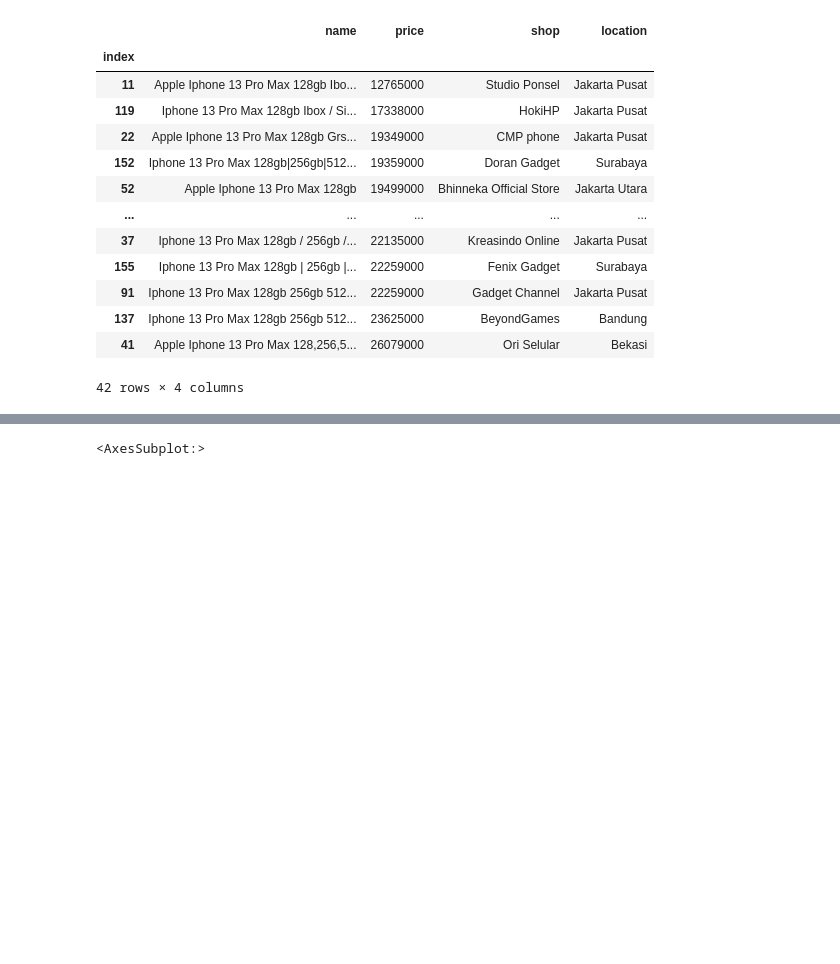
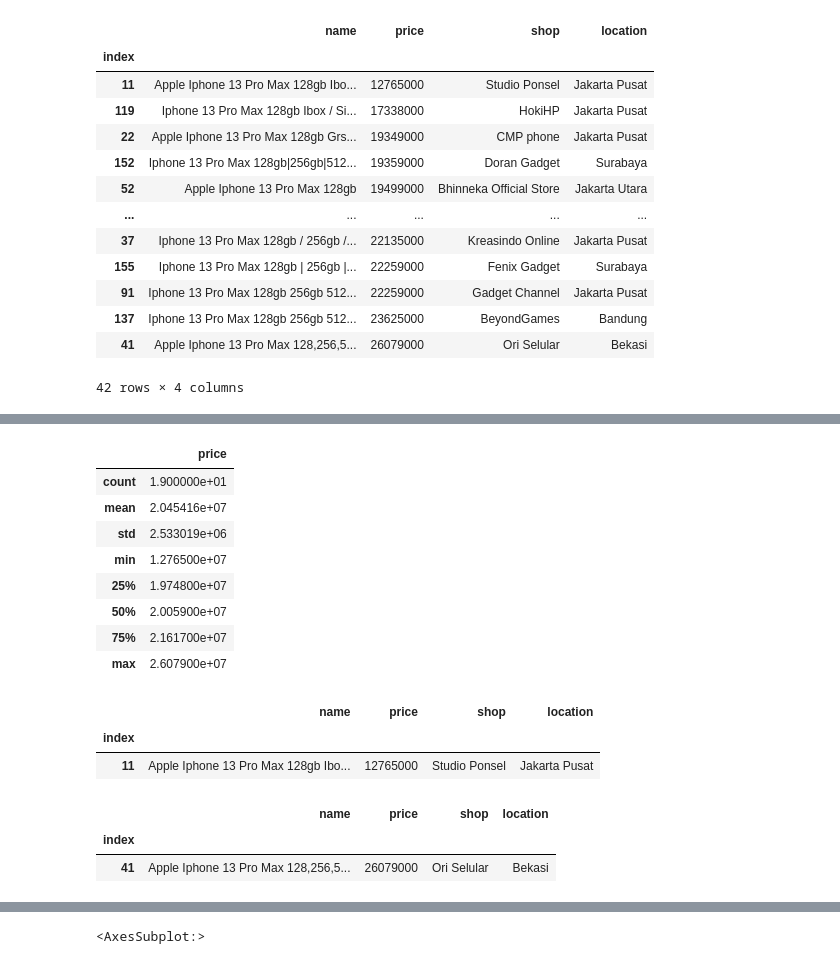
Before and after one commit to prasetyatf/iphone13promax_price_analysis, a Jupyter notebook: Analisis-Iphone_13_pro_max.ipynb, the cells around one changed output, grey strips where cells are left out. Saved outputs shown, nothing was run; the diff lists cells and outputs as text; code cells hidden in the pictures; blank space fills up the shorter version.

```diff
--- a/Analisis-Iphone_13_pro_max.ipynb
+++ b/Analisis-Iphone_13_pro_max.ipynb
@@ -172,0 +156,28 @@ df[ambigu]
+# %%
+ambigu.describe()
+# %% [output]
+|  | price |
+| count | 1.900000e+01 |
+| mean | 2.045416e+07 |
+| std | 2.533019e+06 |
+| min | 1.276500e+07 |
+| 25% | 1.974800e+07 |
+| 50% | 2.005900e+07 |
+| 75% | 2.161700e+07 |
+| max | 2.607900e+07 |
+# %%
+#tampilkan outlier data harga terbawah produk ambigu
+iqr_low = 19748000 - ((21617000 - 19748000) * 1.5)
+ambigu[ambigu['price'] < iqr_low]
+# %% [output]
+|  | name | price | shop | location |
+| index |  |  |  |  |
+| 11 | Apple Iphone 13 Pro Max 128gb Ibo... | 12765000 | Studio Ponsel | Jakarta Pusat |
+# %%
+#tampilkan outlier data harga tertinggi produk ambigu
+iqr_high = 21617000 + ((21617000 - 19748000) * 1.5)
+ambigu[ambigu['price'] > iqr_high]
+# %% [output]
+|  | name | price | shop | location |
+| index |  |  |  |  |
+| 41 | Apple Iphone 13 Pro Max 128,256,5... | 26079000 | Ori Selular | Bekasi |
```
Also changed, not shown: parts of 13 cells of this notebook.
